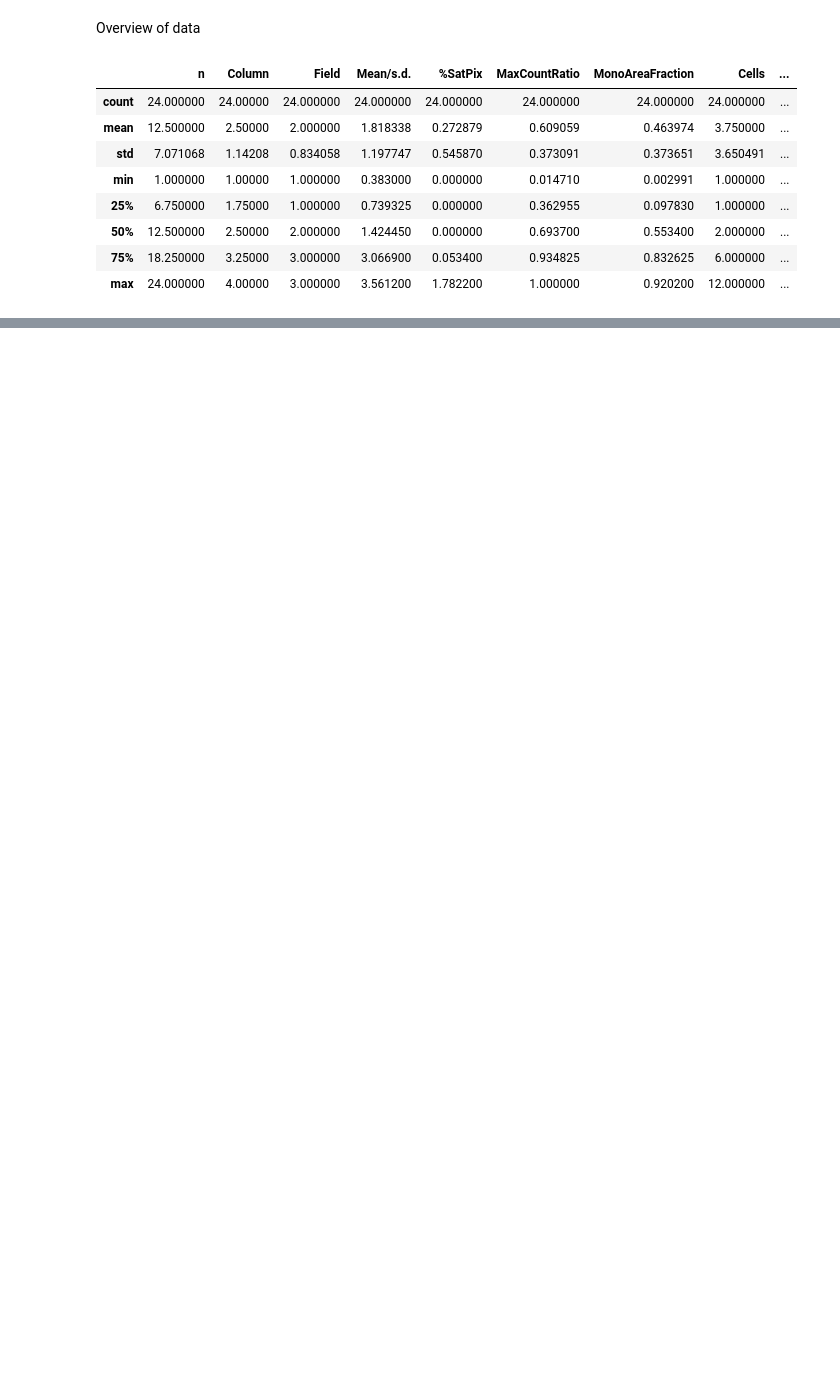
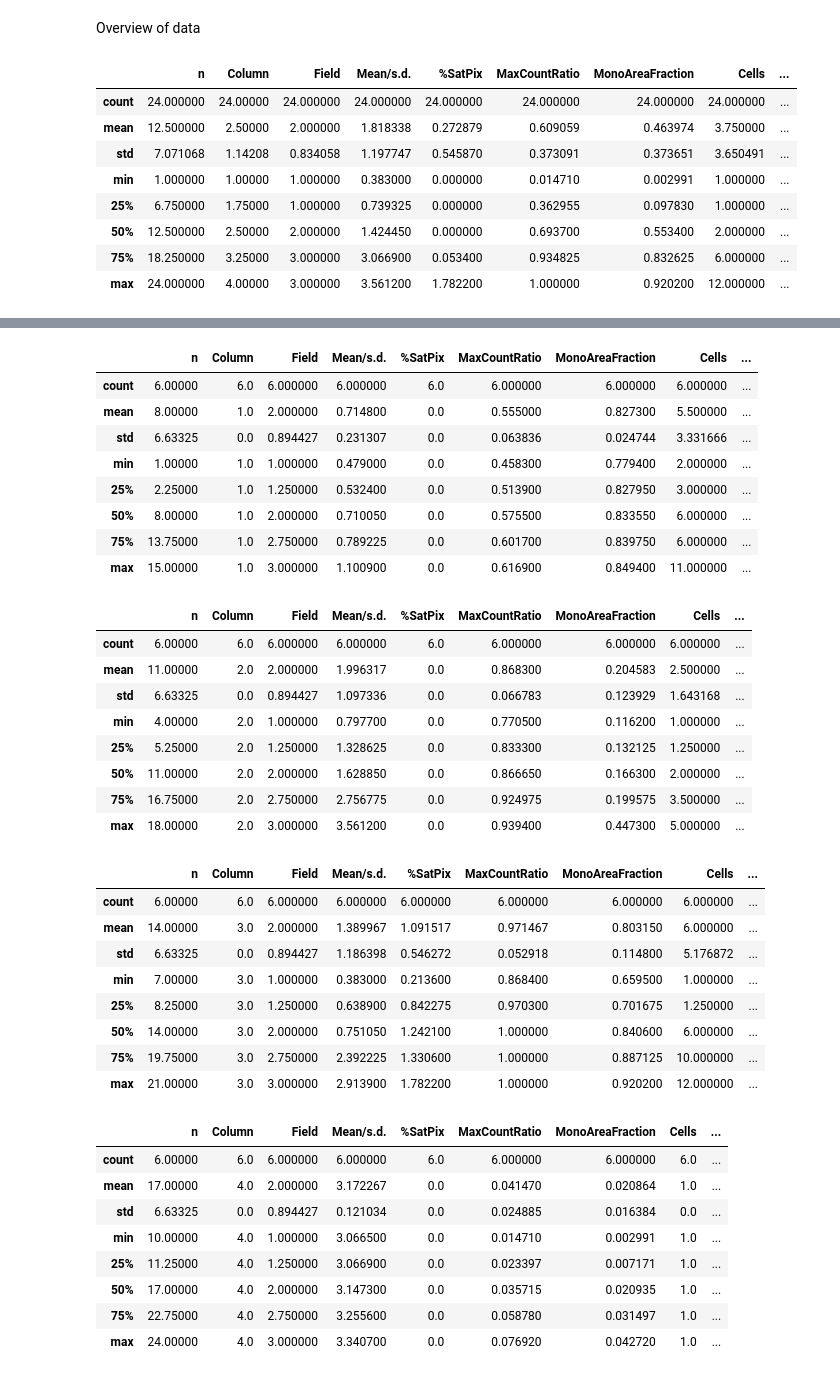
Before and after one commit to paucabar/N-Cadherin-mediated_adhesion_assay, a Jupyter notebook: notebooks/data_analysis.ipynb, the cells around one changed output, grey strips where cells are left out. Cells and saved outputs as stored; diff of their text form; code cells hidden in the pictures; blank space fills up the shorter version.

```diff
--- a/notebooks/data_analysis.ipynb
+++ b/notebooks/data_analysis.ipynb
@@ -64,0 +114,10 @@ plt?
+# %%
+# create a mask for each class
+maskGood = data.loc[:,'Class']=='Good'
+mask_non_conf = data.loc[:,'Class']=='Non_conf'
+maskSat = data.loc[:,'Class']=='Sat'
+maskBlur = data.loc[:,'Class']=='Blur'
+display(data.loc[maskGood])
+display(data.loc[mask_non_conf])
+display(data.loc[maskSat])
+display(data.loc[maskBlur])
@@ -64,0 +153,42 @@ plt?
+# %%
+display(data.loc[maskGood].describe())
+display(data.loc[mask_non_conf].describe())
+display(data.loc[maskSat].describe())
+display(data.loc[maskBlur].describe())
+# %% [output]
+|  | n | Column | Field | Mean/s.d. | %SatPix | MaxCountRatio | MonoAreaFraction | Cells | ... |
+| count | 6.00000 | 6.0 | 6.000000 | 6.000000 | 6.0 | 6.000000 | 6.000000 | 6.000000 | ... |
+| mean | 8.00000 | 1.0 | 2.000000 | 0.714800 | 0.0 | 0.555000 | 0.827300 | 5.500000 | ... |
+| std | 6.63325 | 0.0 | 0.894427 | 0.231307 | 0.0 | 0.063836 | 0.024744 | 3.331666 | ... |
+| min | 1.00000 | 1.0 | 1.000000 | 0.479000 | 0.0 | 0.458300 | 0.779400 | 2.000000 | ... |
+| 25% | 2.25000 | 1.0 | 1.250000 | 0.532400 | 0.0 | 0.513900 | 0.827950 | 3.000000 | ... |
+| 50% | 8.00000 | 1.0 | 2.000000 | 0.710050 | 0.0 | 0.575500 | 0.833550 | 6.000000 | ... |
+| 75% | 13.75000 | 1.0 | 2.750000 | 0.789225 | 0.0 | 0.601700 | 0.839750 | 6.000000 | ... |
+| max | 15.00000 | 1.0 | 3.000000 | 1.100900 | 0.0 | 0.616900 | 0.849400 | 11.000000 | ... |
+|  | n | Column | Field | Mean/s.d. | %SatPix | MaxCountRatio | MonoAreaFraction | Cells | ... |
+| count | 6.00000 | 6.0 | 6.000000 | 6.000000 | 6.0 | 6.000000 | 6.000000 | 6.000000 | ... |
+| mean | 11.00000 | 2.0 | 2.000000 | 1.996317 | 0.0 | 0.868300 | 0.204583 | 2.500000 | ... |
+| std | 6.63325 | 0.0 | 0.894427 | 1.097336 | 0.0 | 0.066783 | 0.123929 | 1.643168 | ... |
+| min | 4.00000 | 2.0 | 1.000000 | 0.797700 | 0.0 | 0.770500 | 0.116200 | 1.000000 | ... |
+| 25% | 5.25000 | 2.0 | 1.250000 | 1.328625 | 0.0 | 0.833300 | 0.132125 | 1.250000 | ... |
+| 50% | 11.00000 | 2.0 | 2.000000 | 1.628850 | 0.0 | 0.866650 | 0.166300 | 2.000000 | ... |
+| 75% | 16.75000 | 2.0 | 2.750000 | 2.756775 | 0.0 | 0.924975 | 0.199575 | 3.500000 | ... |
+| max | 18.00000 | 2.0 | 3.000000 | 3.561200 | 0.0 | 0.939400 | 0.447300 | 5.000000 | ... |
+|  | n | Column | Field | Mean/s.d. | %SatPix | MaxCountRatio | MonoAreaFraction | Cells | ... |
+| count | 6.00000 | 6.0 | 6.000000 | 6.000000 | 6.000000 | 6.000000 | 6.000000 | 6.000000 | ... |
+| mean | 14.00000 | 3.0 | 2.000000 | 1.389967 | 1.091517 | 0.971467 | 0.803150 | 6.000000 | ... |
+| std | 6.63325 | 0.0 | 0.894427 | 1.186398 | 0.546272 | 0.052918 | 0.114800 | 5.176872 | ... |
+| min | 7.00000 | 3.0 | 1.000000 | 0.383000 | 0.213600 | 0.868400 | 0.659500 | 1.000000 | ... |
+| 25% | 8.25000 | 3.0 | 1.250000 | 0.638900 | 0.842275 | 0.970300 | 0.701675 | 1.250000 | ... |
+| 50% | 14.00000 | 3.0 | 2.000000 | 0.751050 | 1.242100 | 1.000000 | 0.840600 | 6.000000 | ... |
+| 75% | 19.75000 | 3.0 | 2.750000 | 2.392225 | 1.330600 | 1.000000 | 0.887125 | 10.000000 | ... |
+| max | 21.00000 | 3.0 | 3.000000 | 2.913900 | 1.782200 | 1.000000 | 0.920200 | 12.000000 | ... |
+|  | n | Column | Field | Mean/s.d. | %SatPix | MaxCountRatio | MonoAreaFraction | Cells | ... |
+| count | 6.00000 | 6.0 | 6.000000 | 6.000000 | 6.0 | 6.000000 | 6.000000 | 6.0 | ... |
+| mean | 17.00000 | 4.0 | 2.000000 | 3.172267 | 0.0 | 0.041470 | 0.020864 | 1.0 | ... |
+| std | 6.63325 | 0.0 | 0.894427 | 0.121034 | 0.0 | 0.024885 | 0.016384 | 0.0 | ... |
+| min | 10.00000 | 4.0 | 1.000000 | 3.066500 | 0.0 | 0.014710 | 0.002991 | 1.0 | ... |
+| 25% | 11.25000 | 4.0 | 1.250000 | 3.066900 | 0.0 | 0.023397 | 0.007171 | 1.0 | ... |
+| 50% | 17.00000 | 4.0 | 2.000000 | 3.147300 | 0.0 | 0.035715 | 0.020935 | 1.0 | ... |
+| 75% | 22.75000 | 4.0 | 2.750000 | 3.255600 | 0.0 | 0.058780 | 0.031497 | 1.0 | ... |
+| max | 24.00000 | 4.0 | 3.000000 | 3.340700 | 0.0 | 0.076920 | 0.042720 | 1.0 | ... |
```
Also changed, not shown: parts of 9 cells of this notebook.
